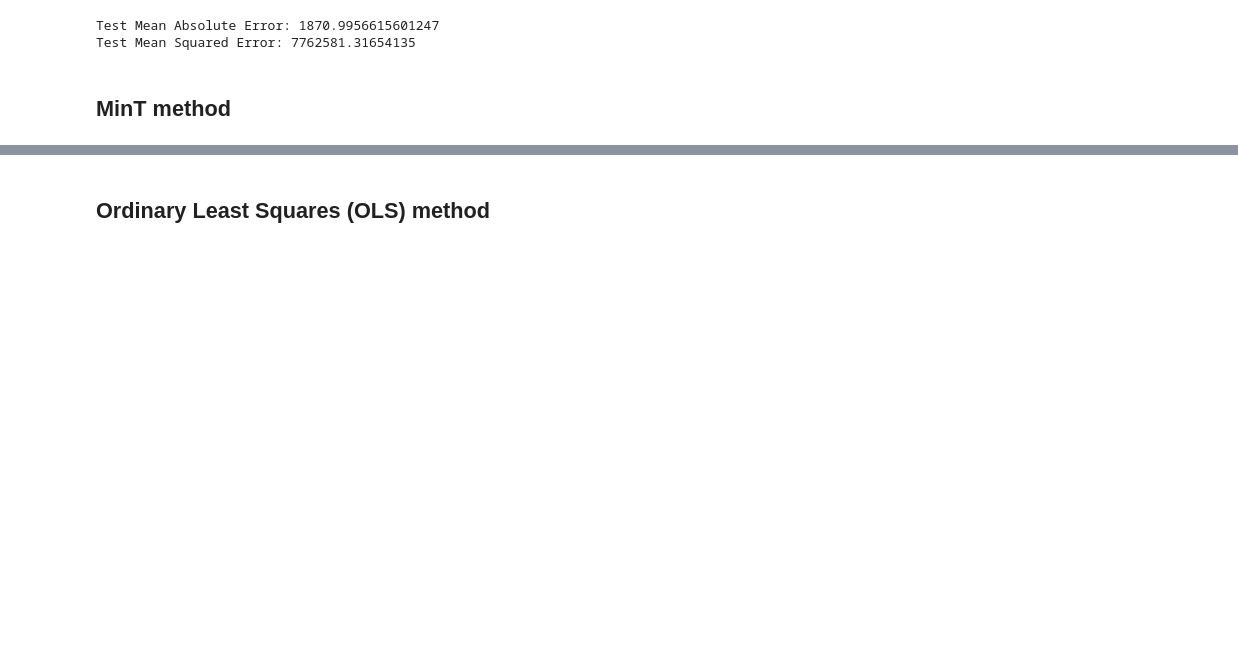
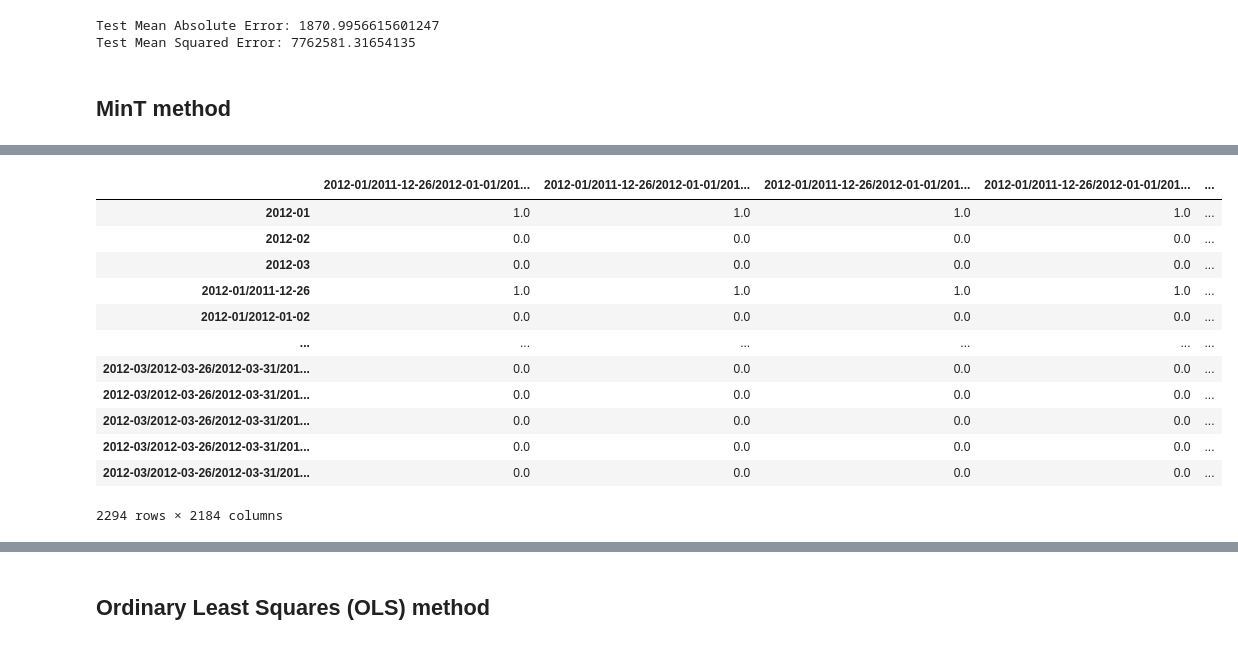
Before and after one commit to elineii/TimeSeriesMasters2023, a Jupyter notebook: experiments/Hierarchical_series_zuikova.ipynb, the cells around one changed output, grey strips where cells are left out. Saved outputs shown, nothing was run; the diff lists cells and outputs as text; code cells hidden in the pictures; blank space fills up the shorter version.

```diff
--- a/experiments/Hierarchical_series_zuikova.ipynb
+++ b/experiments/Hierarchical_series_zuikova.ipynb
@@ -312,0 +470,16 @@ from hierarchicalforecast.evaluation import HierarchicalEvaluation
+# %%
+S_df
+# %% [output]
+|  | 2012-01/2011-12-26/2012-01-01/201... | 2012-01/2011-12-26/2012-01-01/201... | 2012-01/2011-12-26/2012-01-01/201... | 2012-01/2011-12-26/2012-01-01/201... | ... |
+| 2012-01 | 1.0 | 1.0 | 1.0 | 1.0 | ... |
+| 2012-02 | 0.0 | 0.0 | 0.0 | 0.0 | ... |
+| 2012-03 | 0.0 | 0.0 | 0.0 | 0.0 | ... |
+| 2012-01/2011-12-26 | 1.0 | 1.0 | 1.0 | 1.0 | ... |
+| 2012-01/2012-01-02 | 0.0 | 0.0 | 0.0 | 0.0 | ... |
+| ... | ... | ... | ... | ... | ... |
+| 2012-03/2012-03-26/2012-03-31/201... | 0.0 | 0.0 | 0.0 | 0.0 | ... |
+| 2012-03/2012-03-26/2012-03-31/201... | 0.0 | 0.0 | 0.0 | 0.0 | ... |
+| 2012-03/2012-03-26/2012-03-31/201... | 0.0 | 0.0 | 0.0 | 0.0 | ... |
+| 2012-03/2012-03-26/2012-03-31/201... | 0.0 | 0.0 | 0.0 | 0.0 | ... |
+| 2012-03/2012-03-26/2012-03-31/201... | 0.0 | 0.0 | 0.0 | 0.0 | ... |
+2294 rows × 2184 columns
```
Also changed, not shown: parts of 15 cells of this notebook.
